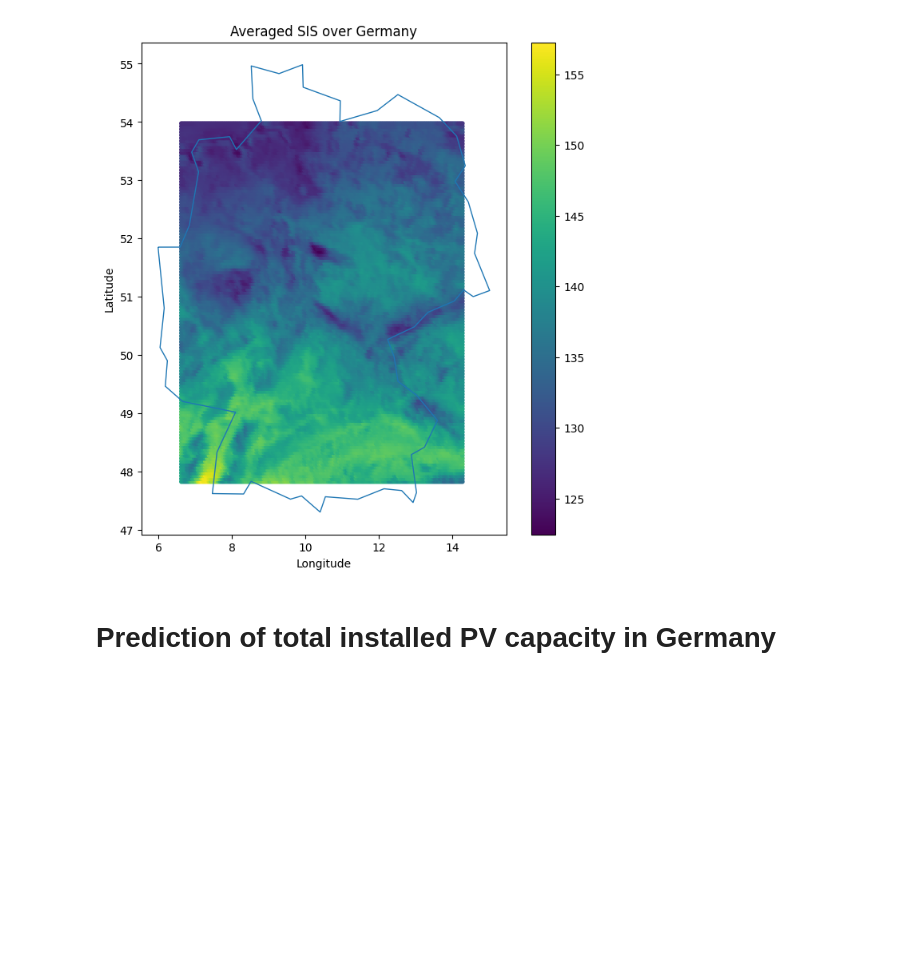
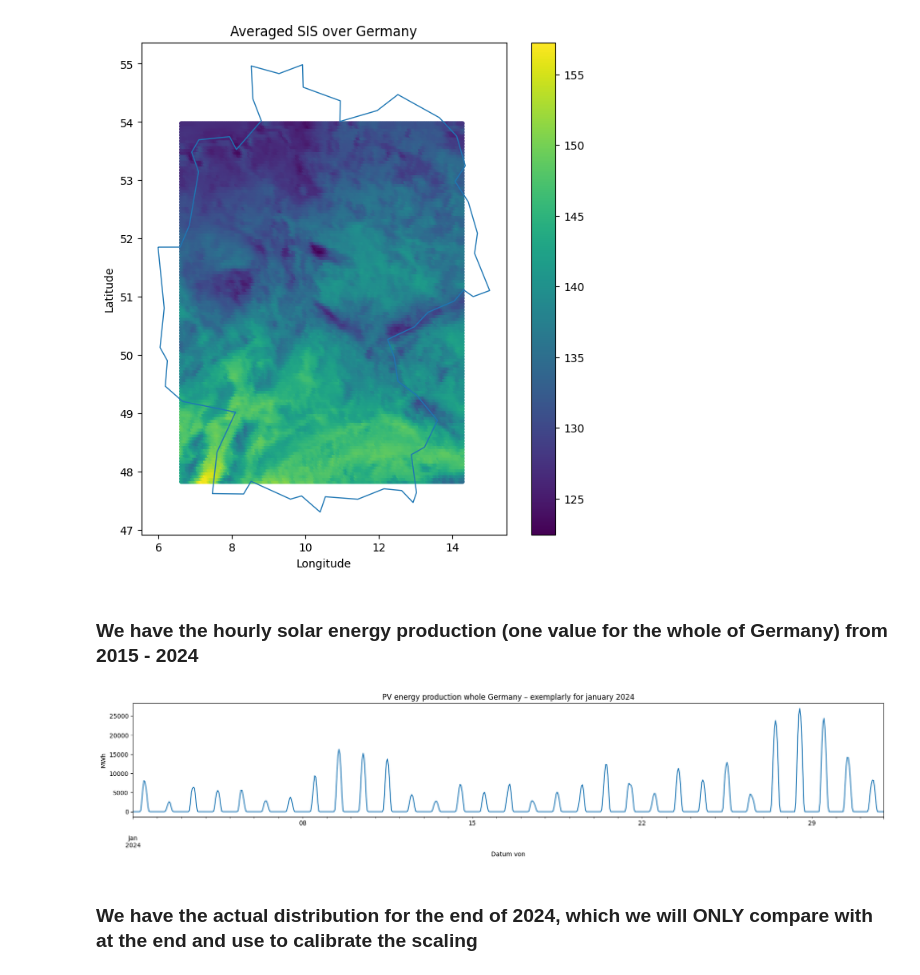
Before and after one commit to EdemDenkey/MEC_51057_EP_Energy_Germany, a Jupyter notebook: jan.ipynb, the cells around one changed output. Cells and saved outputs as stored; diff of their text form; code cells hidden in the pictures; blank space fills up the shorter version.

```diff
--- a/jan.ipynb
+++ b/jan.ipynb
@@ -61,5 +43,23 @@ ax.set_ylabel("Latitude")
 plt.show()
 # %% [output]
 [figure]
-# %% [markdown]
-# Prediction of total installed PV capacity in Germany #
+# %% [markdown]
+### We have the hourly solar energy production (one value for the whole of Germany) from 2015 - 2024 ###
+# %%
+import numpy as np
+pv_raw = pd_data_solar_production.copy()
+pv_raw["Datum von"] = pd.to_datetime(pv_raw["Datum von"], format="%d.%m.%Y %H:%M")
+pv_raw["PV_MWh"] = pv_raw["Photovoltaik [MWh] Berechnete Auflösungen"].astype(str).str.replace(".", "", regex=False).str.replace(",", ".", regex=False).astype(float)
+
+pv_hourly = pv_raw.set_index("Datum von")["PV_MWh"]
+
+plt.figure(figsize=(18, 4))
+pv_hourly.loc["2024-01-01":"2024-01-31"].plot()
+plt.ylabel("MWh")
+plt.title("PV energy production whole Germany – exemplarly for january 2024")
+plt.tight_layout()
+plt.show()
+# %% [output]
+[figure, added]
+# %% [markdown]
+### We have the actual distribution for the end of 2024, which we will ONLY compare with at the end and use to calibrate the scaling ###
```
Also changed, not shown: parts of 14 cells of this notebook, 1 other file.
